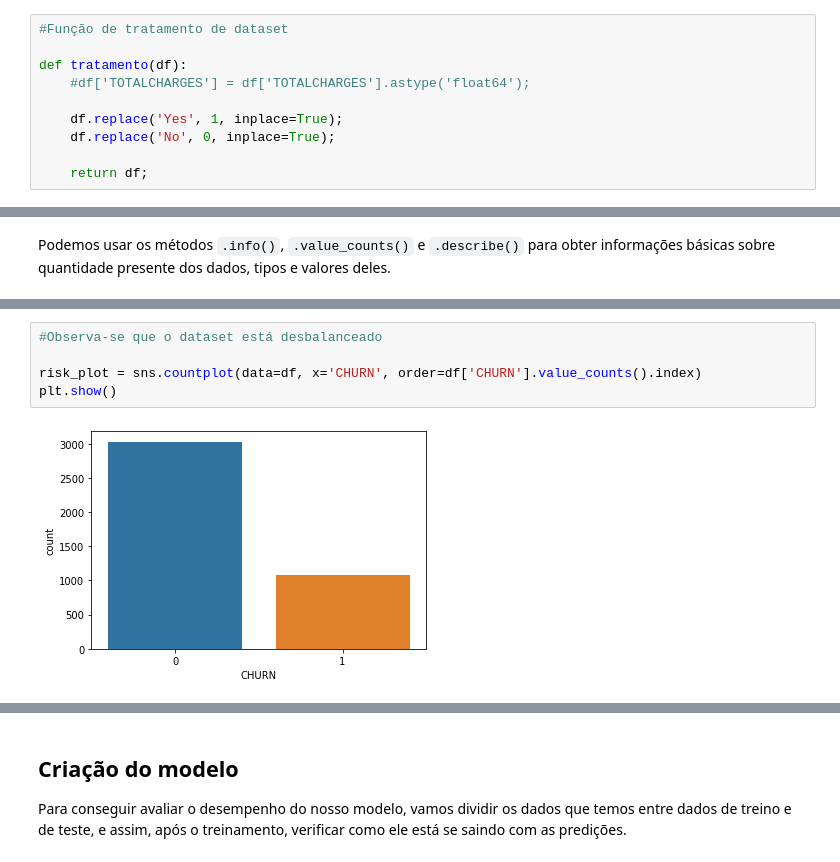
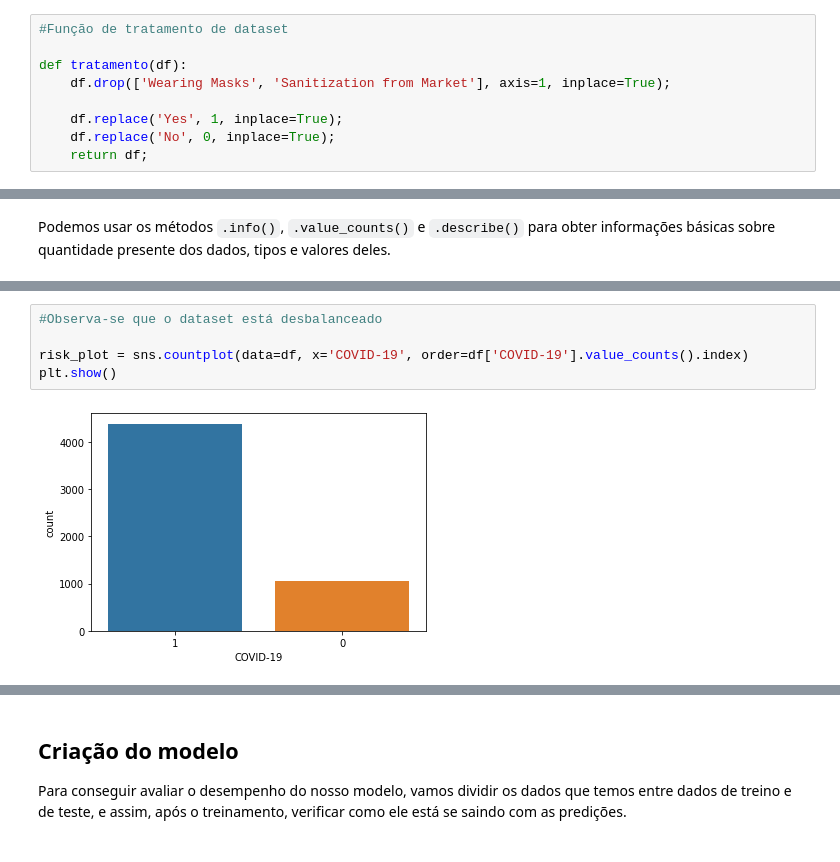
Before and after one commit to Cd4sh/project-pos-ai, a Jupyter notebook: notebook.ipynb, the cells around one changed output, grey strips where cells are left out. Saved outputs shown, nothing was run; the diff lists cells and outputs as text.

```diff
--- a/notebook.ipynb
+++ b/notebook.ipynb
@@ -7,11 +7,10 @@ import seaborn as sns
 #Função de tratamento de dataset
 
 def tratamento(df):
-    #df['TOTALCHARGES'] = df['TOTALCHARGES'].astype('float64');
+    df.drop(['Wearing Masks', 'Sanitization from Market'], axis=1, inplace=True);
 
     df.replace('Yes', 1, inplace=True);
     df.replace('No', 0, inplace=True);
-
     return df;
 # %%
 # Carregando o dataset
@@ -57,7 +55,7 @@ memory usage: 705.7 KB
 # %%
 #Observa-se que o dataset está desbalanceado
 
-risk_plot = sns.countplot(data=df, x='CHURN', order=df['CHURN'].value_counts().index)
+risk_plot = sns.countplot(data=df, x='COVID-19', order=df['COVID-19'].value_counts().index)
 plt.show()
 # %% [output]
-[figure, old version]
+[figure, new version]
```
Also changed, not shown: parts of 10 cells of this notebook, 1 other file.
